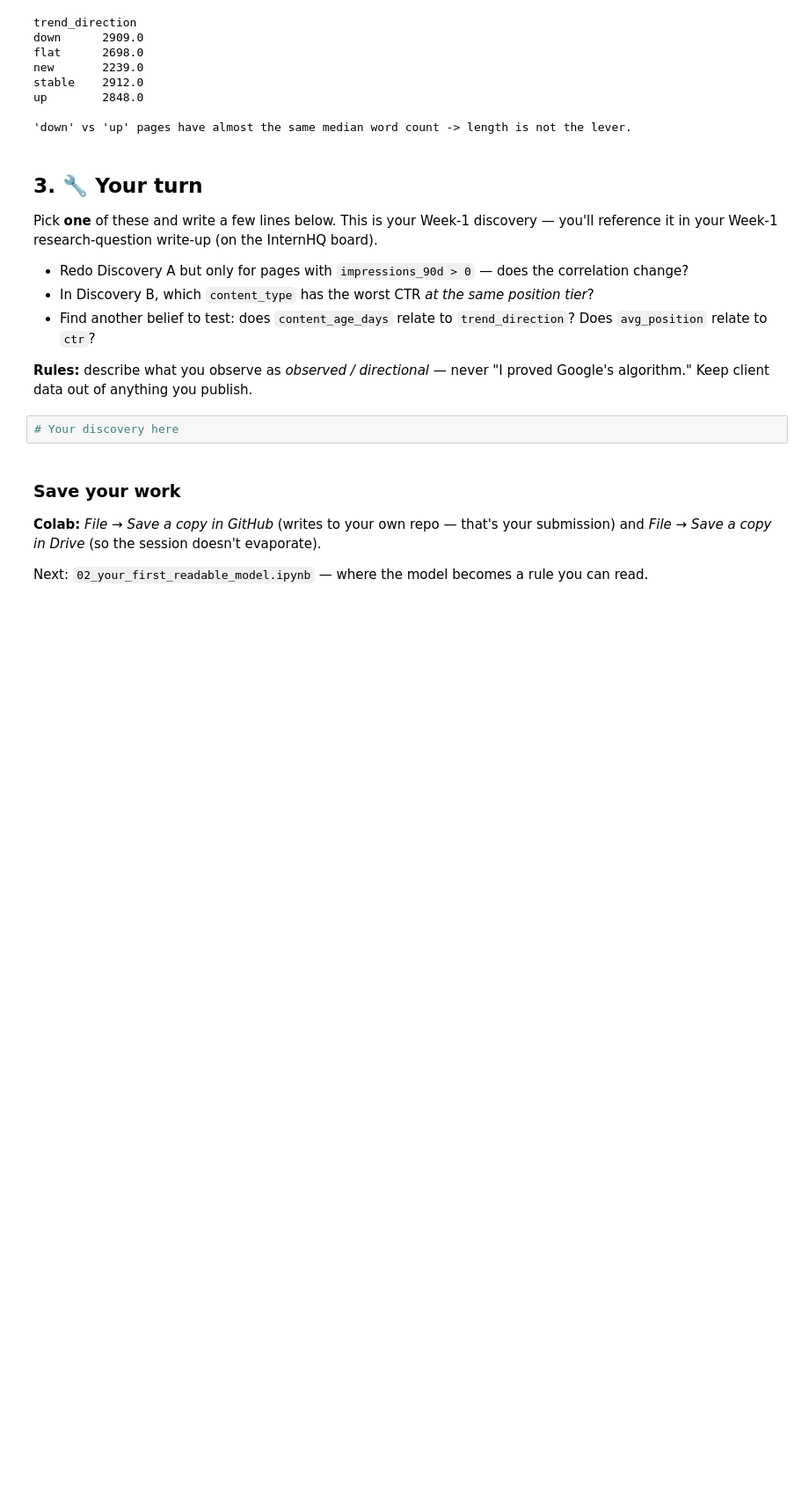
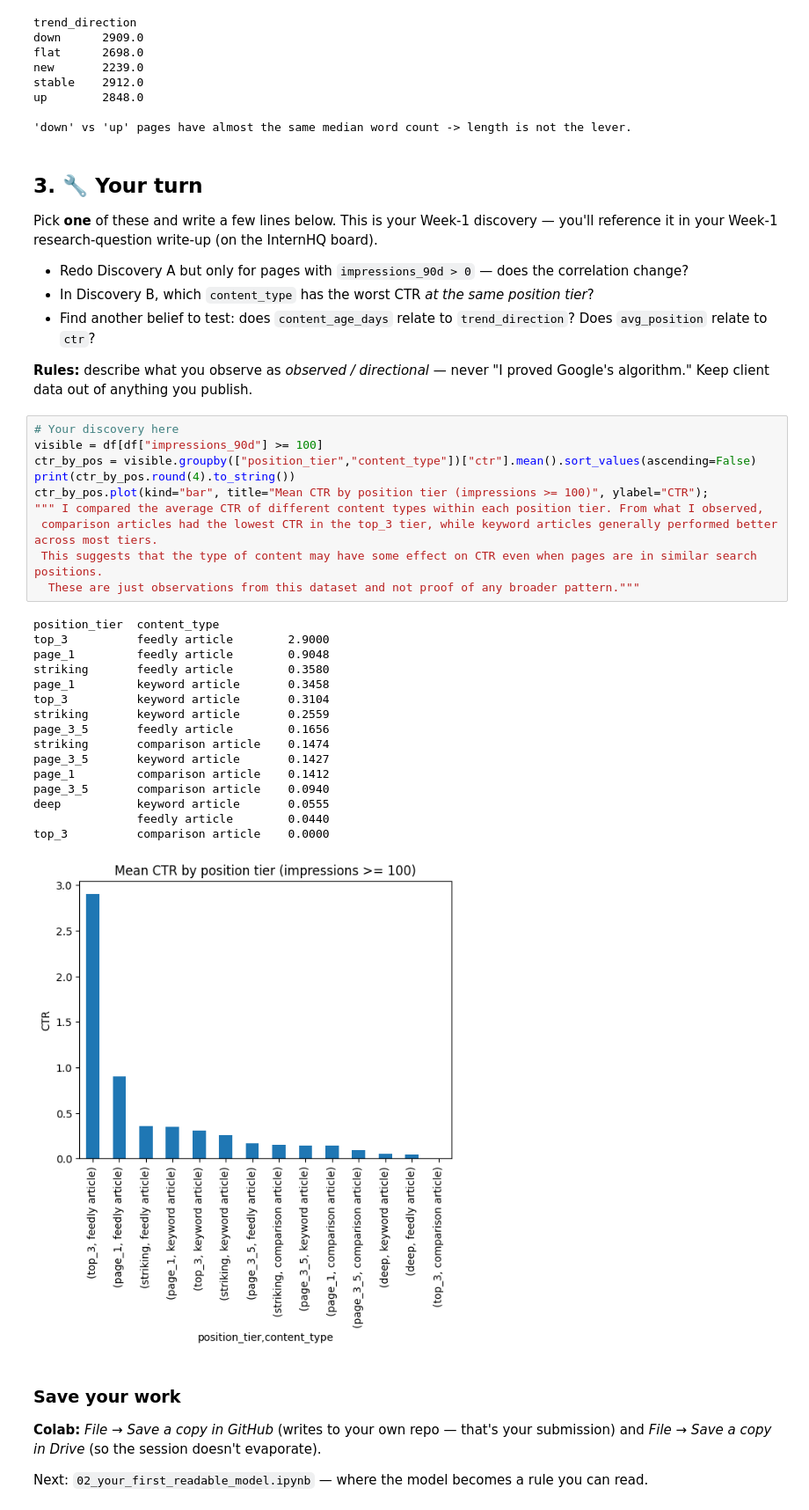
Before and after one commit to ShanDandyan/Shan-FlyRank-internship, a Jupyter notebook: notebooks/01_first_look_and_discovery.ipynb, the cells around one changed output. Shown at 88% size. Cells and saved outputs as stored; diff of their text form; blank space fills up the shorter version.

```diff
--- a/notebooks/01_first_look_and_discovery.ipynb
+++ b/notebooks/01_first_look_and_discovery.ipynb
@@ -153,6 +162,31 @@ Pick **one** of these and write a few lines below. This is your Week-1 discovery
 **Rules:** describe what you observe as *observed / directional* — never "I proved Google's algorithm." Keep client data out of anything you publish.
 # %%
 # Your discovery here
+visible = df[df["impressions_90d"] >= 100]
+ctr_by_pos = visible.groupby(["position_tier","content_type"])["ctr"].mean().sort_values(ascending=False)
+print(ctr_by_pos.round(4).to_string())
+ctr_by_pos.plot(kind="bar", title="Mean CTR by position tier (impressions >= 100)", ylabel="CTR");
+""" I compared the average CTR of different content types within each position tier. From what I observed,
+ comparison articles had the lowest CTR in the top_3 tier, while keyword articles generally performed better across most tiers.
+ This suggests that the type of content may have some effect on CTR even when pages are in similar search positions.
+  These are just observations from this dataset and not proof of any broader pattern."""
+# %% [output]
+position_tier  content_type
+top_3          feedly article        2.9000
+page_1         feedly article        0.9048
+striking       feedly article        0.3580
+page_1         keyword article       0.3458
+top_3          keyword article       0.3104
+striking       keyword article       0.2559
+page_3_5       feedly article        0.1656
+striking       comparison article    0.1474
+page_3_5       keyword article       0.1427
+page_1         comparison article    0.1412
+page_3_5       comparison article    0.0940
+deep           keyword article       0.0555
+               feedly article        0.0440
+top_3          comparison article    0.0000
+[figure, added]
 # %% [markdown]
 ### Save your work
 **Colab:** *File → Save a copy in GitHub* (writes to your own repo — that's your submission) and *File → Save a copy in Drive* (so the session doesn't evaporate).
```
Also changed, not shown: parts of 1 cell of this notebook.
